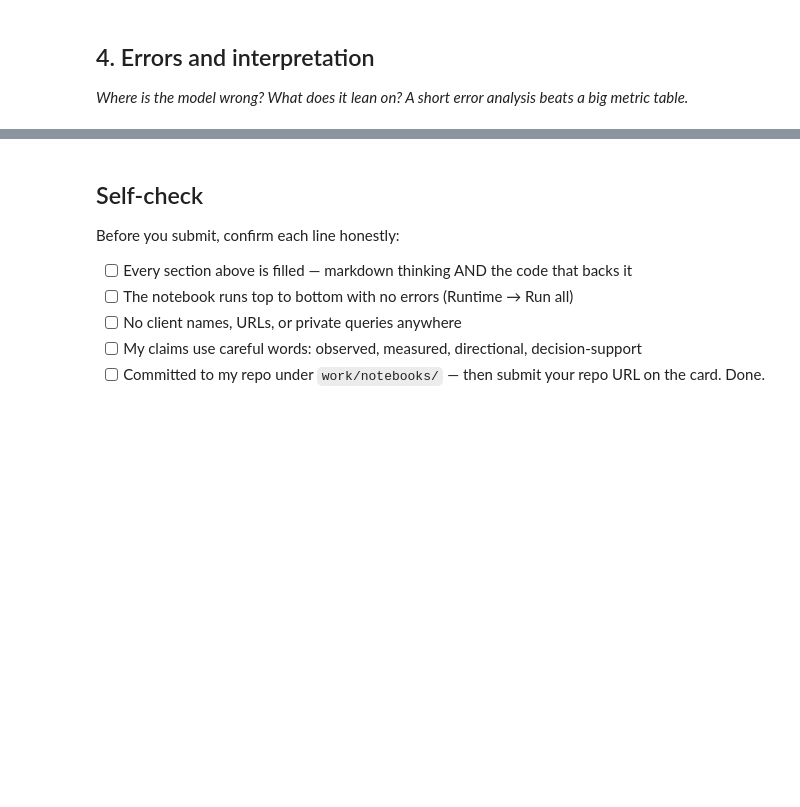
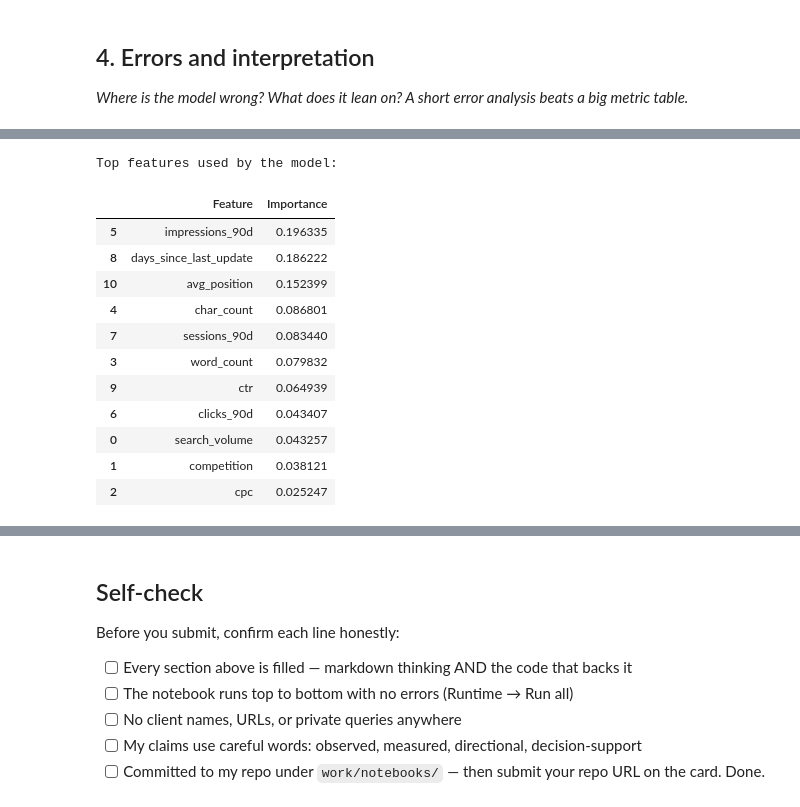
Before and after one commit to ihaseeb0081/flyrank-ml-internship-haseeb, a Jupyter notebook: work/notebooks/w05_model.ipynb, the cells around one changed output, grey strips where cells are left out. Drawn from its saved outputs; the diff is of its cells as text; code cells hidden in the pictures; blank space fills up the shorter version.

```diff
--- a/work/notebooks/w05_model.ipynb
+++ b/work/notebooks/w05_model.ipynb
@@ -12,0 +49,10 @@ This skeleton is yours to fill. Work the sections **in order** — each one has
+# %%
+import pandas as pd
+import numpy as np
+
+data_path = "/content/flyrank-ml-internship-haseeb/data/raw/content_refresh_anonymized.csv"
+
+df = pd.read_csv(data_path)
+
+print("Dataset loaded successfully.")
+print("Dataset shape:", df.shape)
@@ -24,0 +279,27 @@ This skeleton is yours to fill. Work the sections **in order** — each one has
+# %%
+feature_importance = pd.DataFrame({
+    "Feature": X.columns,
+    "Importance": model.feature_importances_
+})
+
+feature_importance = feature_importance.sort_values(
+    by="Importance",
+    ascending=False
+)
+
+print("Top features used by the model:")
+display(feature_importance)
+# %% [output]
+Top features used by the model:
+|  | Feature | Importance |
+| 5 | impressions_90d | 0.196335 |
+| 8 | days_since_last_update | 0.186222 |
+| 10 | avg_position | 0.152399 |
+| 4 | char_count | 0.086801 |
+| 7 | sessions_90d | 0.083440 |
+| 3 | word_count | 0.079832 |
+| 9 | ctr | 0.064939 |
+| 6 | clicks_90d | 0.043407 |
+| 0 | search_volume | 0.043257 |
+| 1 | competition | 0.038121 |
+| 2 | cpc | 0.025247 |
```
Also changed, not shown: parts of 17 cells of this notebook.
